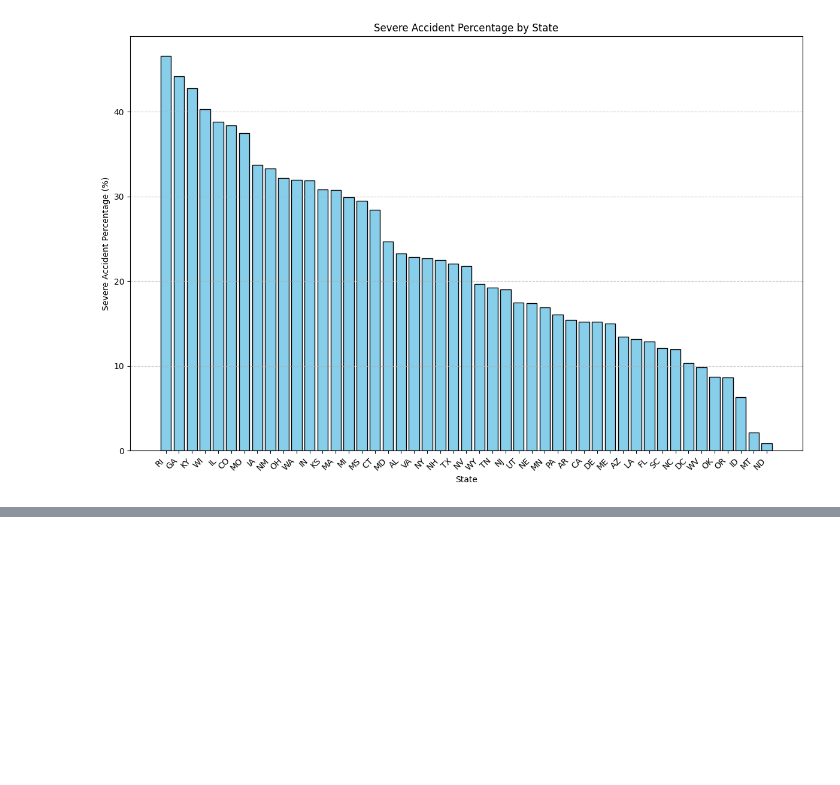
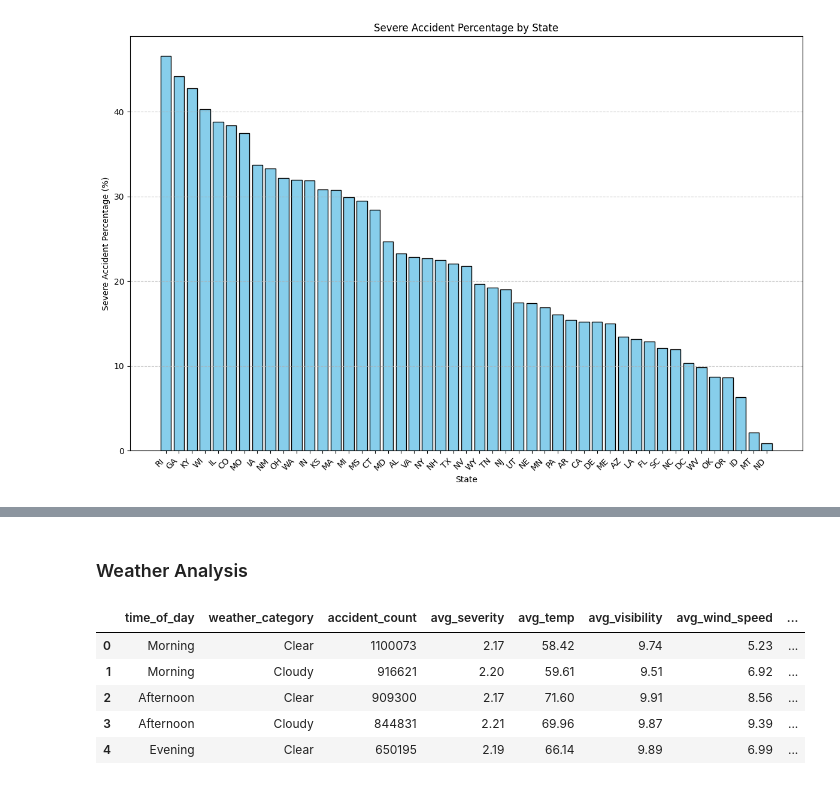
Before and after one commit to bartoszwalk/CSC-1109-FinalAssignment, a Jupyter notebook: visualisations.ipynb, the cells around one changed output, grey strips where cells are left out. Saved outputs shown, nothing was run; the diff lists cells and outputs as text; code cells hidden in the pictures; blank space fills up the shorter version.

```diff
--- a/visualisations.ipynb
+++ b/visualisations.ipynb
@@ -123,3 +124,16 @@ fig.update_layout(
 fig.show()
 # %% [output]
 [interactive output not drawn]
+# %% [markdown]
+### Weather Analysis
+# %%
+weather_analysis_path = 'results/weather_time_analysis/weather_time_analysis.csv'
+weather = pd.read_csv(weather_analysis_path)
+weather.head()
+# %% [output]
+|  | time_of_day | weather_category | accident_count | avg_severity | avg_temp | avg_visibility | avg_wind_speed | ... |
+| 0 | Morning | Clear | 1100073 | 2.17 | 58.42 | 9.74 | 5.23 | ... |
+| 1 | Morning | Cloudy | 916621 | 2.20 | 59.61 | 9.51 | 6.92 | ... |
+| 2 | Afternoon | Clear | 909300 | 2.17 | 71.60 | 9.91 | 8.56 | ... |
+| 3 | Afternoon | Cloudy | 844831 | 2.21 | 69.96 | 9.87 | 9.39 | ... |
+| 4 | Evening | Clear | 650195 | 2.19 | 66.14 | 9.89 | 6.99 | ... |
```
Also changed, not shown: parts of 5 cells of this notebook, 3 other files.
